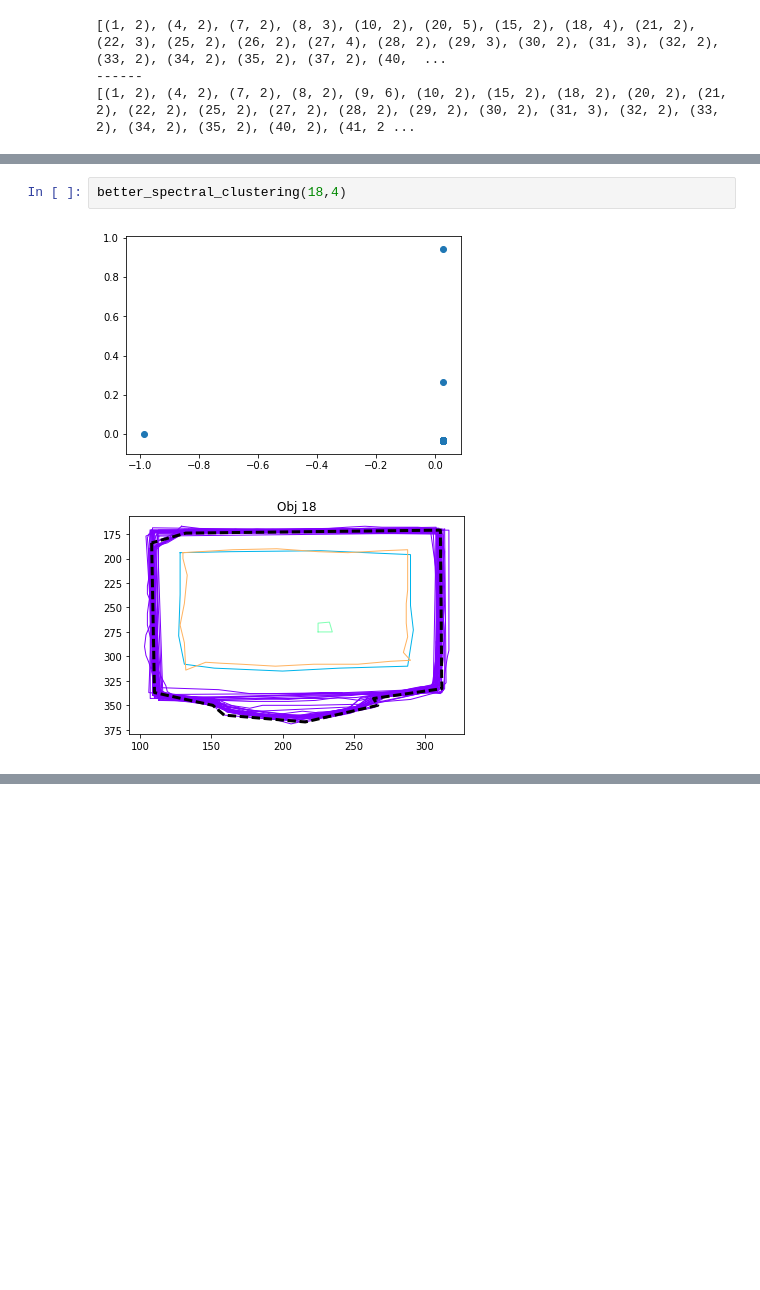
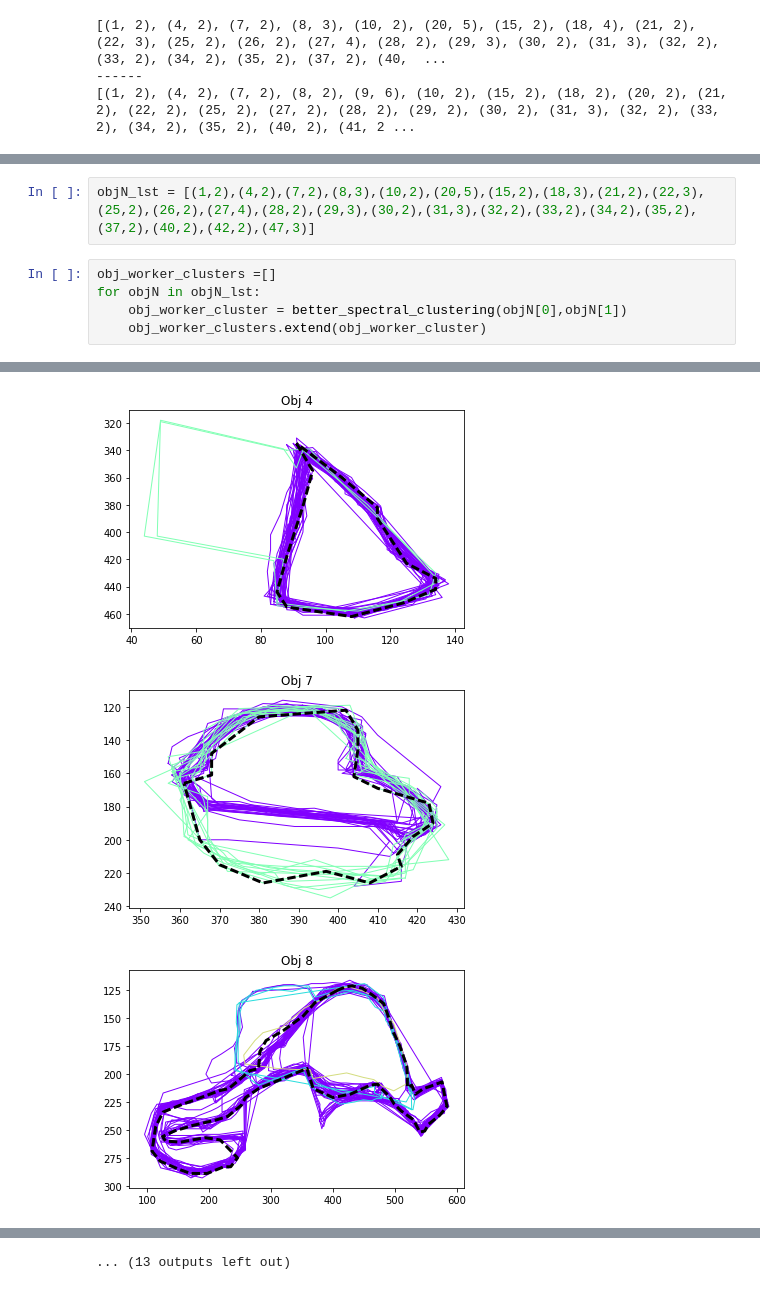
Before and after one commit to cognoscentai/segmentation, a Jupyter notebook: ipynb/spectral clustering.ipynb, the cells around one changed output, grey strips where cells are left out. Drawn from its saved outputs; the diff is of its cells as text; blank space fills up the shorter version.

```diff
--- a/ipynb/spectral clustering.ipynb
+++ b/ipynb/spectral clustering.ipynb
@@ -266,5 +338,8 @@ def better_spectral_clustering(obj,k):
-# %%
-better_spectral_clustering(18,4)
-# %% [output]
-[figure, removed]
-[figure, removed]
+# %%
+objN_lst = [(1,2),(4,2),(7,2),(8,3),(10,2),(20,5),(15,2),(18,3),(21,2),(22,3),(25,2),(26,2),(27,4),(28,2),(29,3),(30,2),(31,3),(32,2),(33,2),(34,2),(35,2),(37,2),(40,2),(42,2),(47,3)]
+# %%
+obj_worker_clusters =[]
+for objN in objN_lst:
+    obj_worker_cluster = better_spectral_clustering(objN[0],objN[1])
+    obj_worker_clusters.extend(obj_worker_cluster)
+# %% [output]
@@ -270,0 +347,3 @@ better_spectral_clustering(18,4)
+[figure, added]
+[figure, added]
+[figure, added]
@@ -270,0 +358 @@ better_spectral_clustering(18,4)
+... (13 outputs left out)
```
Also changed, not shown: parts of 16 cells of this notebook, 5 other files.
